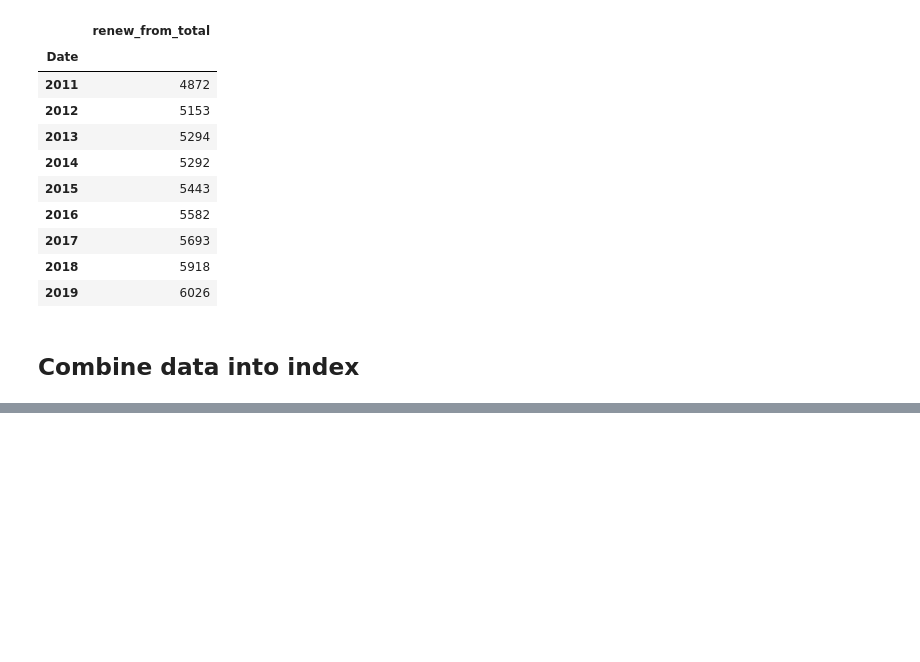
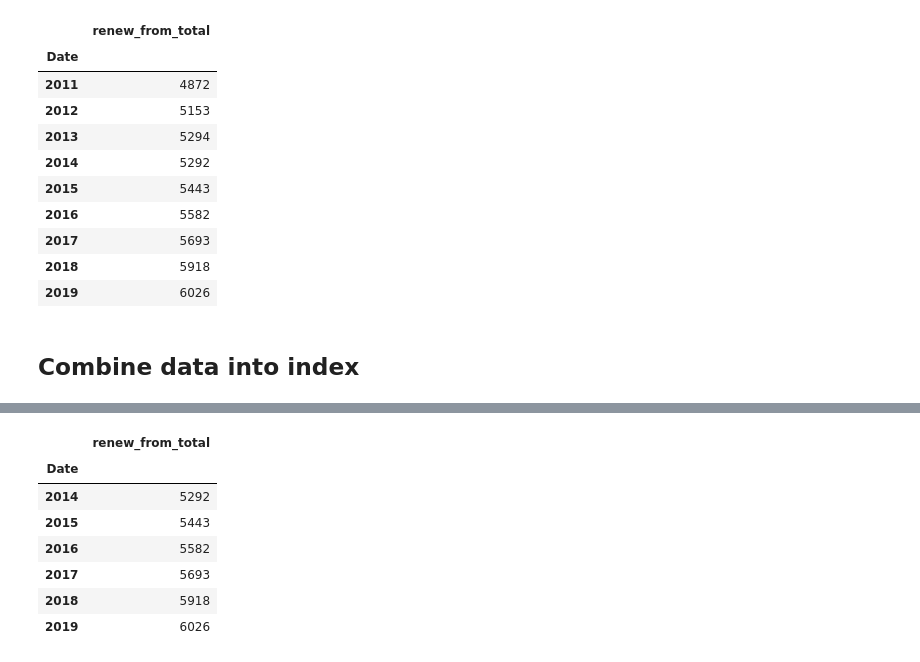
Before and after one commit to bang-a-coder/crypto-wrangling, a Jupyter notebook: crypto.ipynb, the cells around one changed output, grey strips where cells are left out. Saved outputs shown, nothing was run; the diff lists cells and outputs as text; code cells hidden in the pictures; blank space fills up the shorter version.

```diff
--- a/crypto.ipynb
+++ b/crypto.ipynb
@@ -264,0 +293,13 @@ cr_index
+# %%
+df_renewable = df_renewable[df_renewable.index >= 2014]
+df_renewable = df_renewable[df_renewable.index < 2020]
+df_renewable
+# %% [output]
+|  | renew_from_total |
+| Date |  |
+| 2014 | 5292 |
+| 2015 | 5443 |
+| 2016 | 5582 |
+| 2017 | 5693 |
+| 2018 | 5918 |
+| 2019 | 6026 |
```
Also changed, not shown: parts of 4 cells of this notebook.
